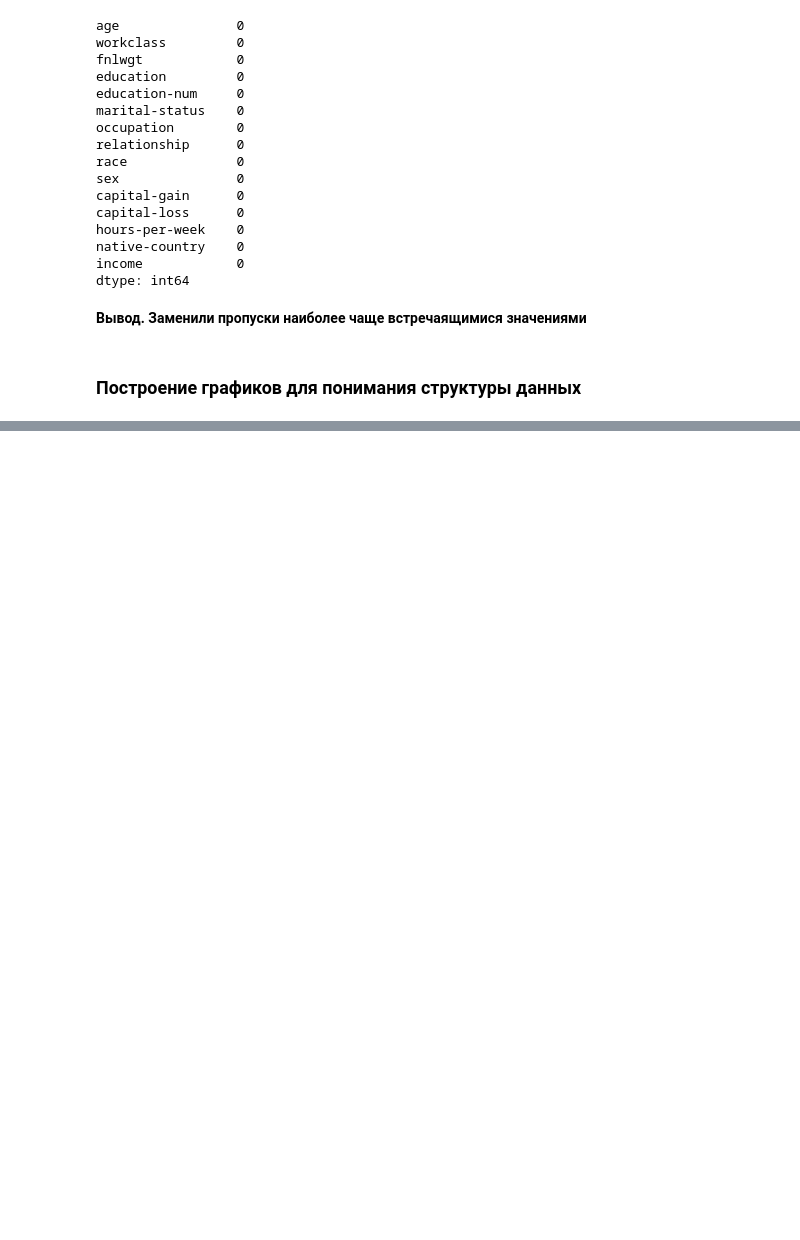
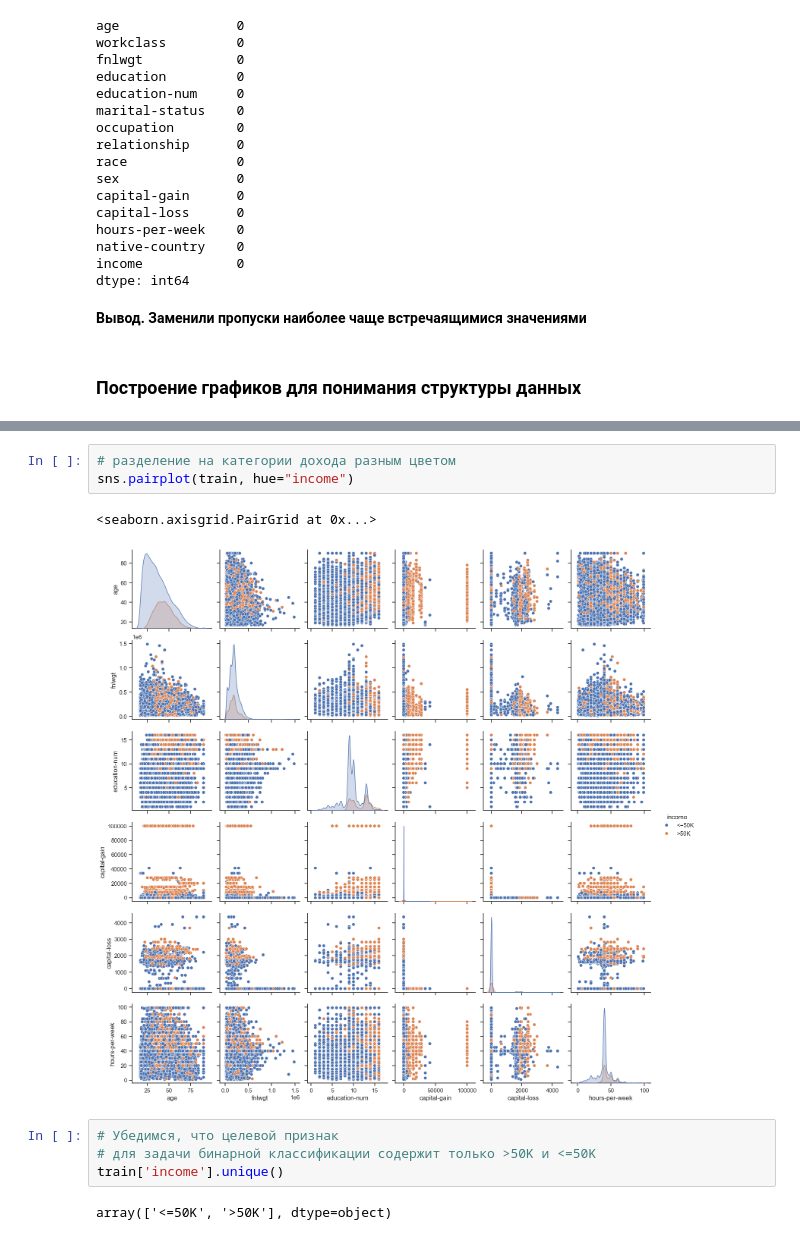
Before and after one commit to Qaleka/TMO_2024, a Jupyter notebook: nir.ipynb, the cells around one changed output, grey strips where cells are left out. Cells and saved outputs as stored; diff of their text form; blank space fills up the shorter version.

```diff
--- a/nir.ipynb
+++ b/nir.ipynb
@@ -257,0 +444,12 @@ dtype: int64
+# %%
+# разделение на категории дохода разным цветом
+sns.pairplot(train, hue="income")
+# %% [output]
+<seaborn.axisgrid.PairGrid at 0x...>
+[figure, added]
+# %%
+# Убедимся, что целевой признак
+# для задачи бинарной классификации содержит только >50K и <=50K
+train['income'].unique()
+# %% [output]
+array(['<=50K', '>50K'], dtype=object)
```
Also changed, not shown: parts of 81 cells of this notebook, 3 other files.
